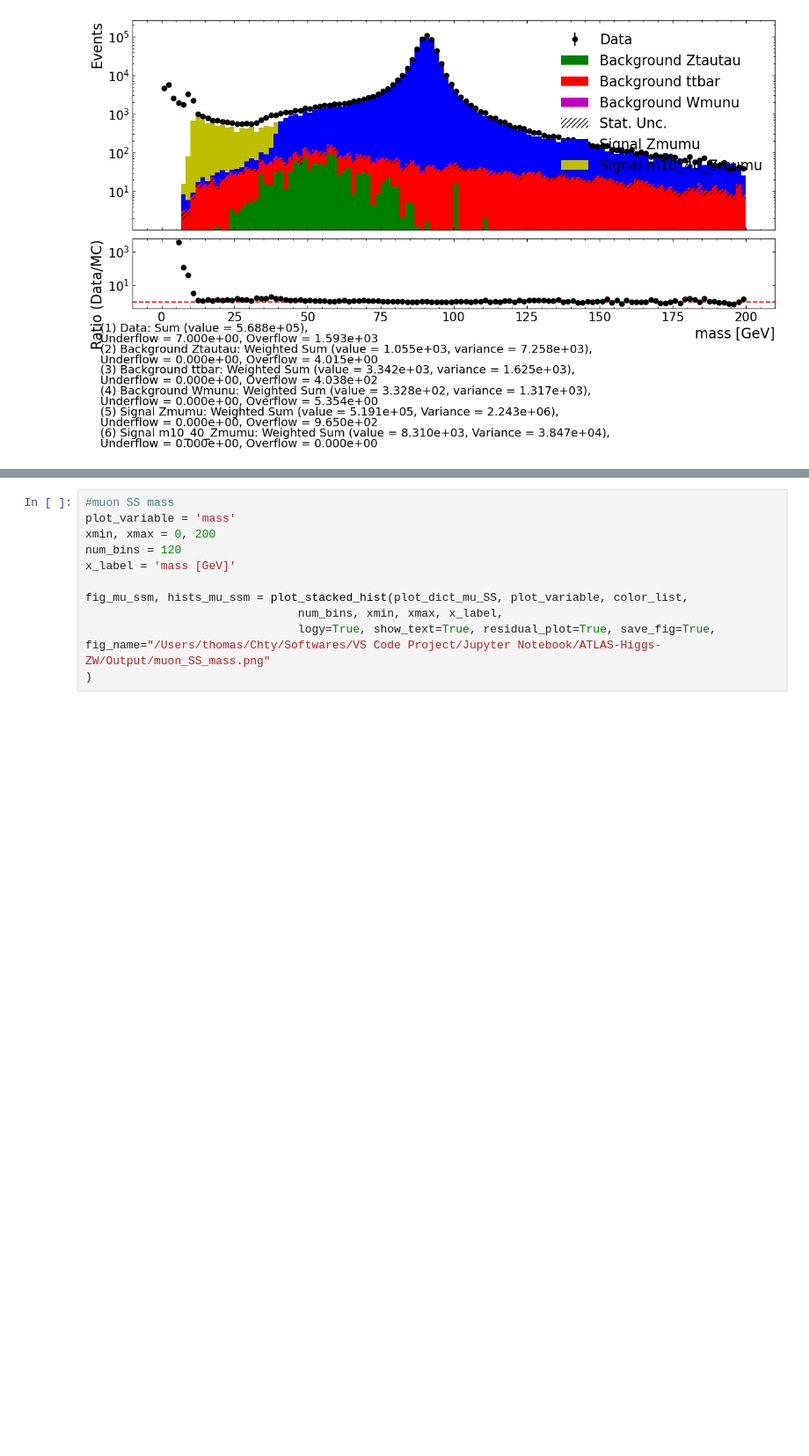
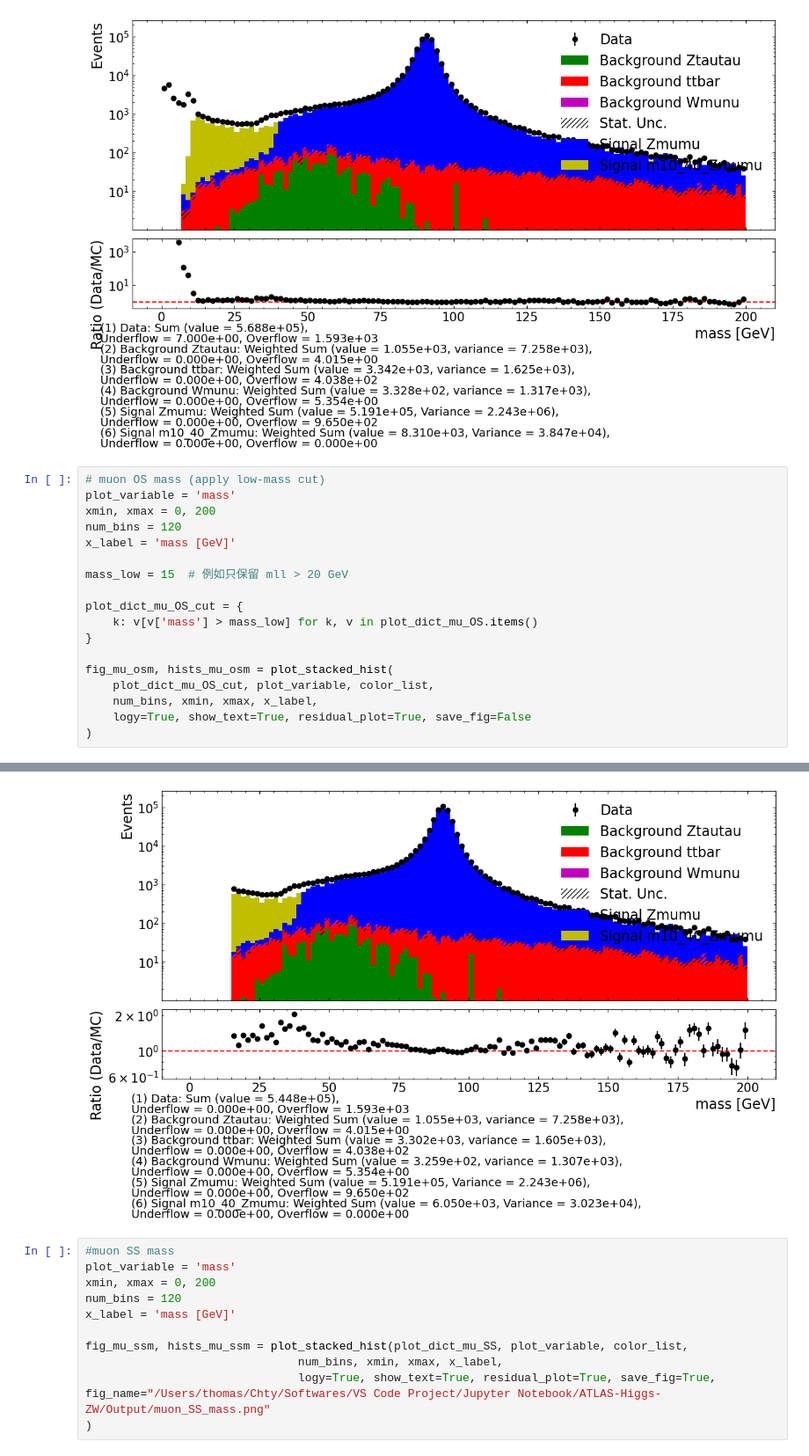
Before and after one commit to CanonicaliTY/ATLAS-Higgs-ZW, a Jupyter notebook: Analysis code/my-ATLAS-code/ATLAS-parquet/DilepLabNotebook.ipynb, the cells around one changed output, grey strips where cells are left out. Shown at 88% size. Saved outputs shown, nothing was run; the diff lists cells and outputs as text; blank space fills up the shorter version.

Commit message:
apply low mass cut

```diff
--- a/Analysis code/my-ATLAS-code/ATLAS-parquet/DilepLabNotebook.ipynb
+++ b/Analysis code/my-ATLAS-code/ATLAS-parquet/DilepLabNotebook.ipynb
@@ -517,3 +519,22 @@ fig_mu_osm, hists_mu_osm = plot_stacked_hist(plot_dict_mu_OS, plot_variable, col
 # %% [output]
 Elapsed time = 0.2s
 [figure]
+# %%
+# muon OS mass (apply low-mass cut)
+plot_variable = 'mass'
+xmin, xmax = 0, 200
+num_bins = 120
+x_label = 'mass [GeV]'
+
+mass_low = 15  # 例如只保留 mll > 20 GeV
+
+plot_dict_mu_OS_cut = {
+    k: v[v['mass'] > mass_low] for k, v in plot_dict_mu_OS.items()
+}
+
+fig_mu_osm, hists_mu_osm = plot_stacked_hist(
+    plot_dict_mu_OS_cut, plot_variable, color_list,
+    num_bins, xmin, xmax, x_label,
+    logy=True, show_text=True, residual_plot=True, save_fig=False
+)
+# %% [output]
@@ -520,3 +542,4 @@ Elapsed time = 0.2s
+[figure, added]
 # %%
 #muon SS mass
 plot_variable = 'mass'
```
Also changed, not shown: parts of 3 cells of this notebook.
